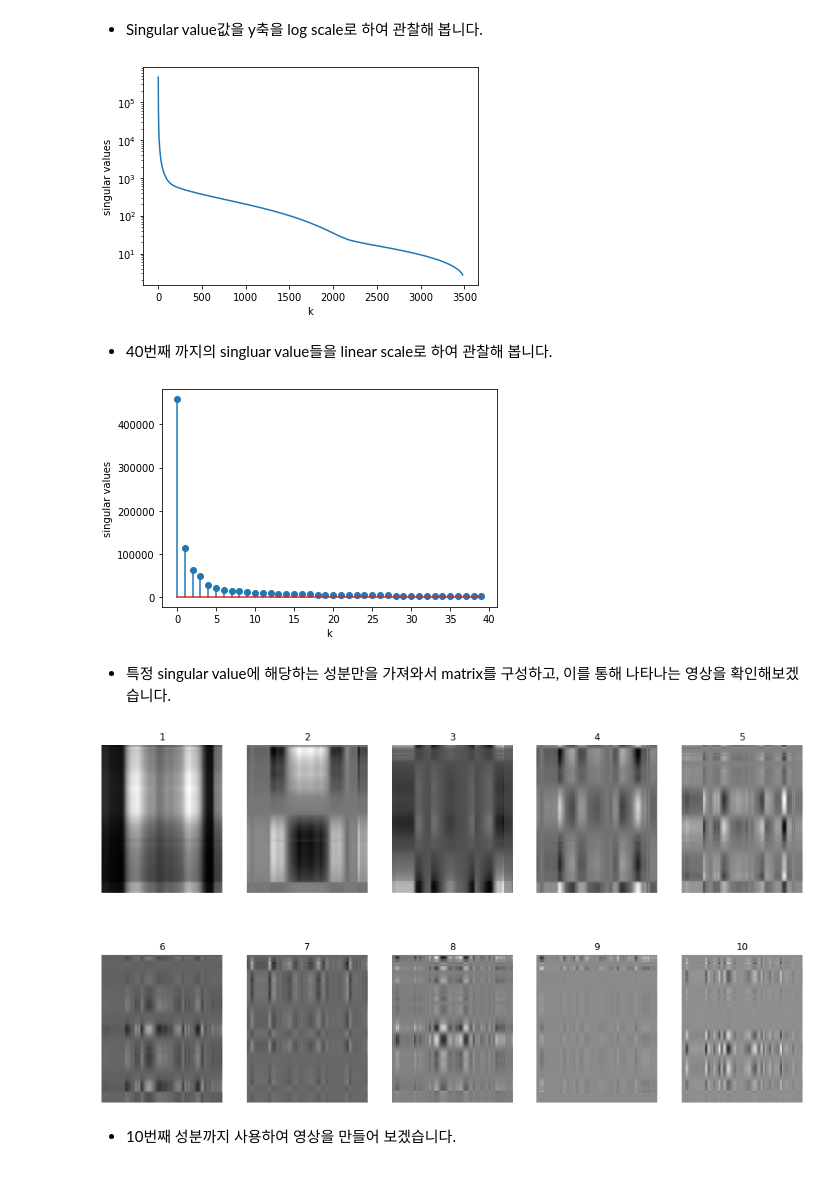
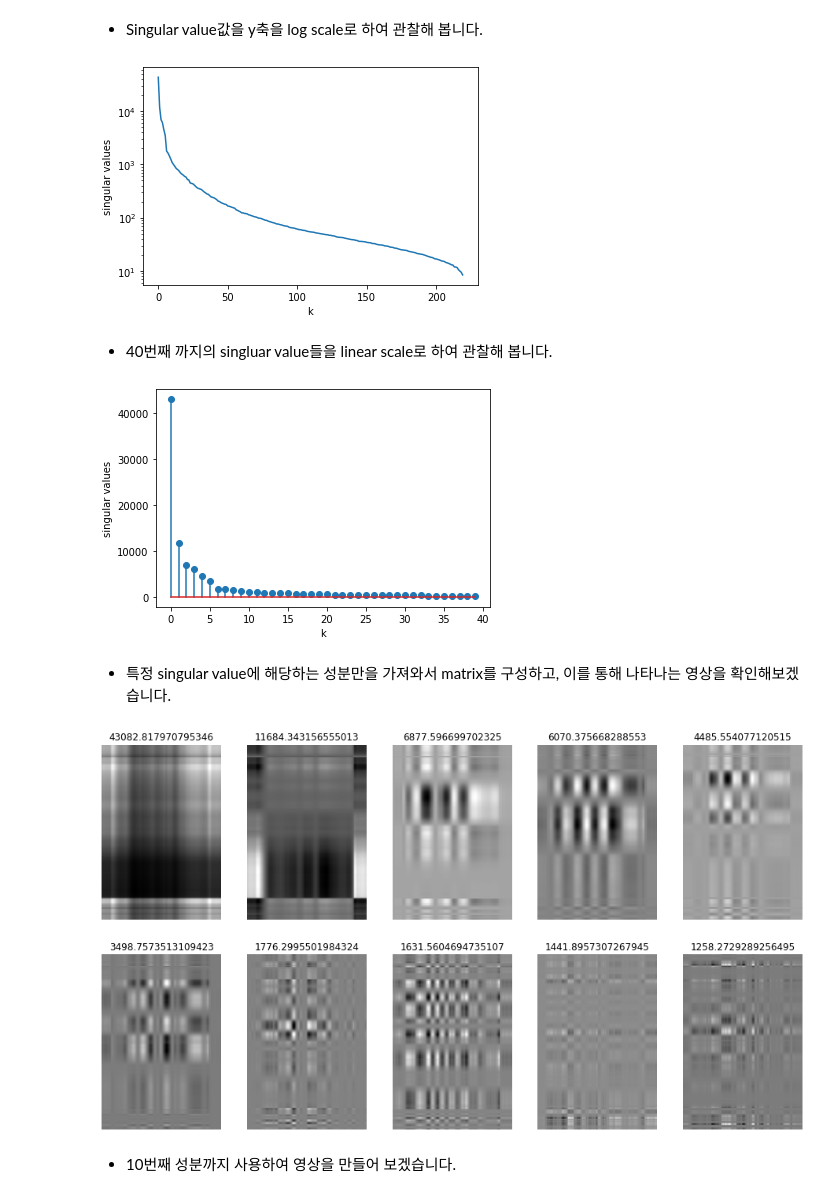
Before and after one commit to hufsaim/T03108701, a Jupyter notebook: ch6/SVD_of_digital_image.ipynb, the cells around one changed output. Saved outputs shown, nothing was run; the diff lists cells and outputs as text; code cells hidden in the pictures.

```diff
--- a/ch6/SVD_of_digital_image.ipynb
+++ b/ch6/SVD_of_digital_image.ipynb
@@ -9,8 +123,9 @@ import matplotlib.pyplot as plt
 # %% [markdown]
 - 실습을 위해 인터넷에서 흑백영상을 하나 가져오도록 합니다. 칼라영상인 경우에는 여러 개의 채널을 가지므로, 각각의 채널에 대한 추가적인 연산이 필요합니다. I.shape을 통하여 영상을 표현하는 matrix의 크기를 확인해 봅시다.
 # %%
-img = 'https://upload.wikimedia.org/wikipedia/commons/5/56/Golden_Doodle_dog_hip_xray_posterior_view.jpg'
+img = 'https://upload.wikimedia.org/wikipedia/commons/thumb/e/e3/First_medical_X-ray_by_Wilhelm_R%C3%B6ntgen_of_his_wife_Anna_Bertha_Ludwig%27s_hand_-_18951222.gif/220px-First_medical_X-ray_by_Wilhelm_R%C3%B6ntgen_of_his_wife_Anna_Bertha_Ludwig%27s_hand_-_18951222.gif'
 I = io.imread(img)
 I = np.array(I)
 I.shape
+# 322 rows, 220 columns
 # %% [output]
@@ -69,7 +184,7 @@ plt.xlabel('k')
 plt.ylabel('singular values')
 plt.show()
 # %% [output]
-[figure, old version]
+[figure, new version]
 # %% [markdown]
 - 40번째 까지의 singluar value들을 linear scale로 하여 관찰해 봅니다.
 # %%
@@ -78,23 +193,23 @@ plt.xlabel('k')
 plt.ylabel('singular values')
 plt.show()
 # %% [output]
-[figure, old version]
+[figure, new version]
 # %% [markdown]
 - 특정 singular value에 해당하는 성분만을 가져와서 matrix를 구성하고, 이를 통해 나타나는 영상을 확인해보겠습니다.
 # %%
 plt.figure(figsize=(16,9))
 for n in range(10):
   Uc = U[:,n]
   sigc = sig[n]
   Vc = V[n,:]
 
   plt.subplot(2,5,n+1)
   plt.imshow(sigc*np.outer(Uc,Vc),cmap='gray')
   plt.axis('off')
-  plt.title(n+1)
+  plt.title(sig[n])
 plt.show()
 # %% [output]
-[figure, old version]
+[figure, new version]
 # %% [markdown]
 - 10번째 성분까지 사용하여 영상을 만들어 보겠습니다.
 # %%
```
Also changed, not shown: parts of 20 cells of this notebook.
